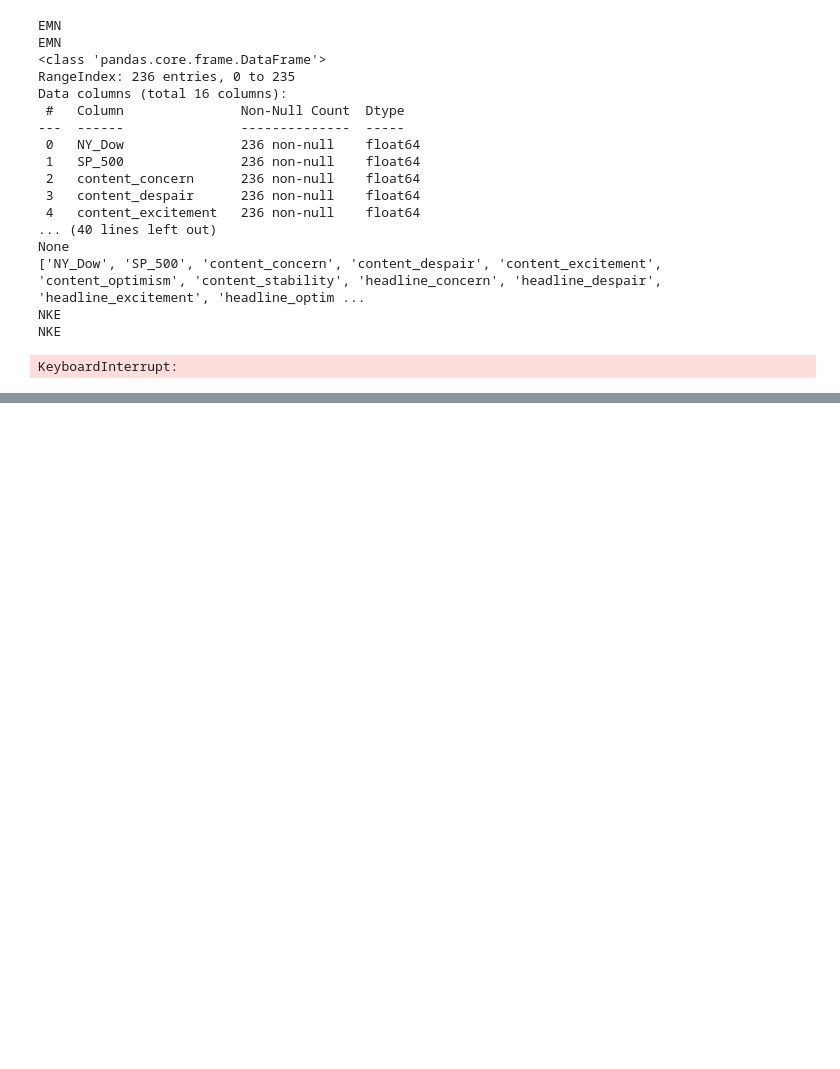
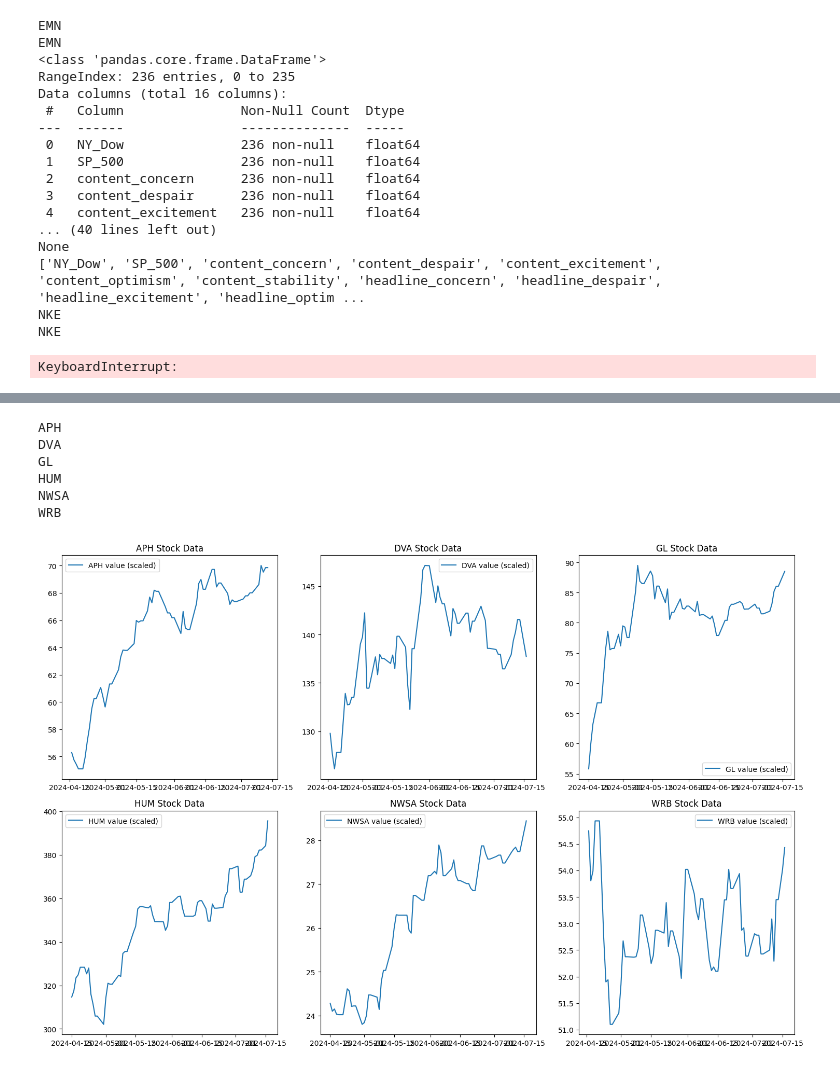
Before and after one commit to ryoww/PBL_stock, a Jupyter notebook: test_lstm.ipynb, the cells around one changed output, grey strips where cells are left out. Saved outputs shown, nothing was run; the diff lists cells and outputs as text; code cells hidden in the pictures; blank space fills up the shorter version.

```diff
--- a/test_lstm.ipynb
+++ b/test_lstm.ipynb
@@ -346,51 +328,54 @@ for csv_file in csv_files:
 # %%
 import numpy as np
 import pandas as pd
 from matplotlib import pyplot as plt
-import os
 
+# 省略: 必要なライブラリのインポートや初期設定
 
-# 対象のディレクトリパスを指定
-directory_path = './predictions/'
+# プロットのためのfigureとaxesを作成
+fig, axes = plt.subplots(2, 3, figsize=(15, 10))  # 2行3列のグリッド
+axes_flat = axes.flatten()  # 1次元配列に変換
 
-# ディレクトリ内のCSVファイルを取得
-csv_files = [f for f in os.listdir(directory_path) if f.endswith('.csv')]
+# カウンタの初期化
+plot_counter = 0
 
-# 6つのグラフを一度に出力
-fig, axes = plt.subplots(2, 3, figsize=(18, 10))
-axes = axes.flatten()
+# 全てのシンボルをプリント
+for category in JSON_data:
+    for company in JSON_data[category]:
+        stock_code = company['symbol']
+        if stock_code in ['GL', 'NWSA', 'WRB', 'DVA', 'APH', 'HUM']:
+            print(stock_code)
 
-# 各CSVファイルに対して処理
-for i, csv_file in enumerate(csv_files):
-    if csv_file in ['GL', 'NWSA', 'WRB', 'DVA', 'APH', 'HUM']:
-        csv_file_path = os.path.join(directory_path, csv_file)
+            df = pd.DataFrame(requests.get(f'{BASE_URL}/ml_data/{stock_code}').json())
+            # print(df.info())
 
-        # CSVファイルの読み込み
-        df = pd.read_csv(csv_file_path)
+            df['date'] = pd.to_datetime(df['date'])
+            df.set_index('date', inplace=True)
 
-        # 日付カラムをdatetime形式に変換
-        df['Date'] = pd.to_datetime(df['Date'])
+            # 各列を個別に正規化して、辞書に格納
+            value, value_norm_factor = norm(df['value'])
 
-        # 日付をインデックスに設定
-        df.set_index('Date', inplace=True)
+            # normを元に値をスケール
+            scaled_value = value * value_norm_factor
 
-        # 各データの平均値を計算
-        mean_values = df.mean(axis=1)
+            # プロットの実行
+            if plot_counter < len(axes_flat):  # インデックスが範囲内かを確認
+                ax = axes_flat[plot_counter]  # インデックスを計算
+                ax.plot(df.index, scaled_value, label=f'{stock_code} value (scaled)')
+                ax.legend()
+                ax.set_title(f'{stock_code} Stock Data')
 
-        # 平均値にvalue_normを掛けた値を計算
-        stock_code = csv_file  # ファイル名が株式コード
-        if stock_code in value_norm:
-            adjusted_values = mean_values * value_norm[stock_code]
+                value_norm[f'{stock_code}'] = value_norm_factor
+                plot_counter += 1
 
-            # グラフの描画
-            ax = axes[i]
-            ax.plot(adjusted_values.index, adjusted_values.values, label=f'{stock_code} Adjusted Values')
-            ax.set_xlabel('Date')
-            ax.set_ylabel('Adjusted Value')
-            ax.set_title(f'{stock_code} Adjusted Values Over Time')
-            ax.legend()
-            ax.grid(True)
-
-# グラフのレイアウトを調整して表示
+# グラフを表示
 plt.tight_layout()
 plt.show()
+# %% [output]
+APH
+DVA
+GL
+HUM
+NWSA
+WRB
+[figure, added]
```
Also changed, not shown: parts of 2 cells of this notebook, 1 other file.
